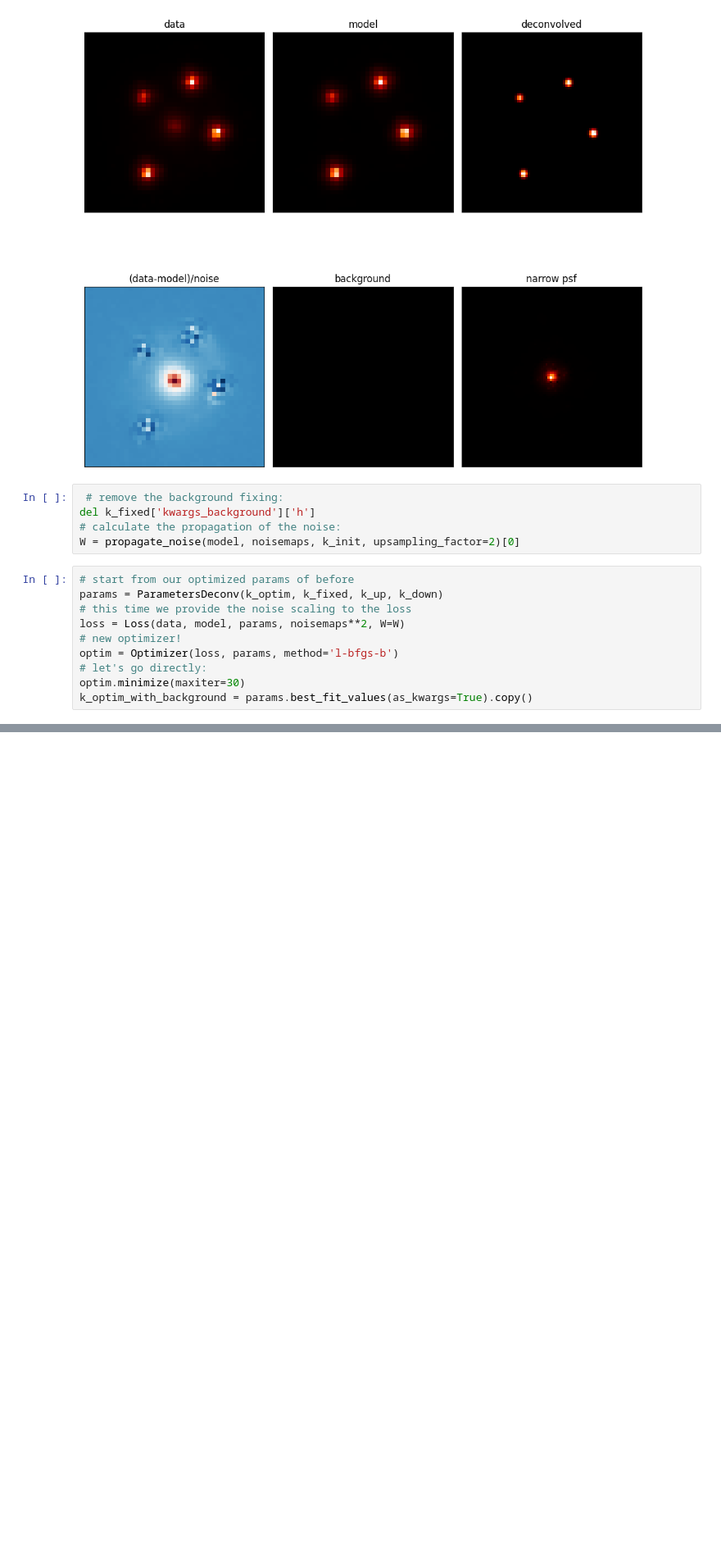
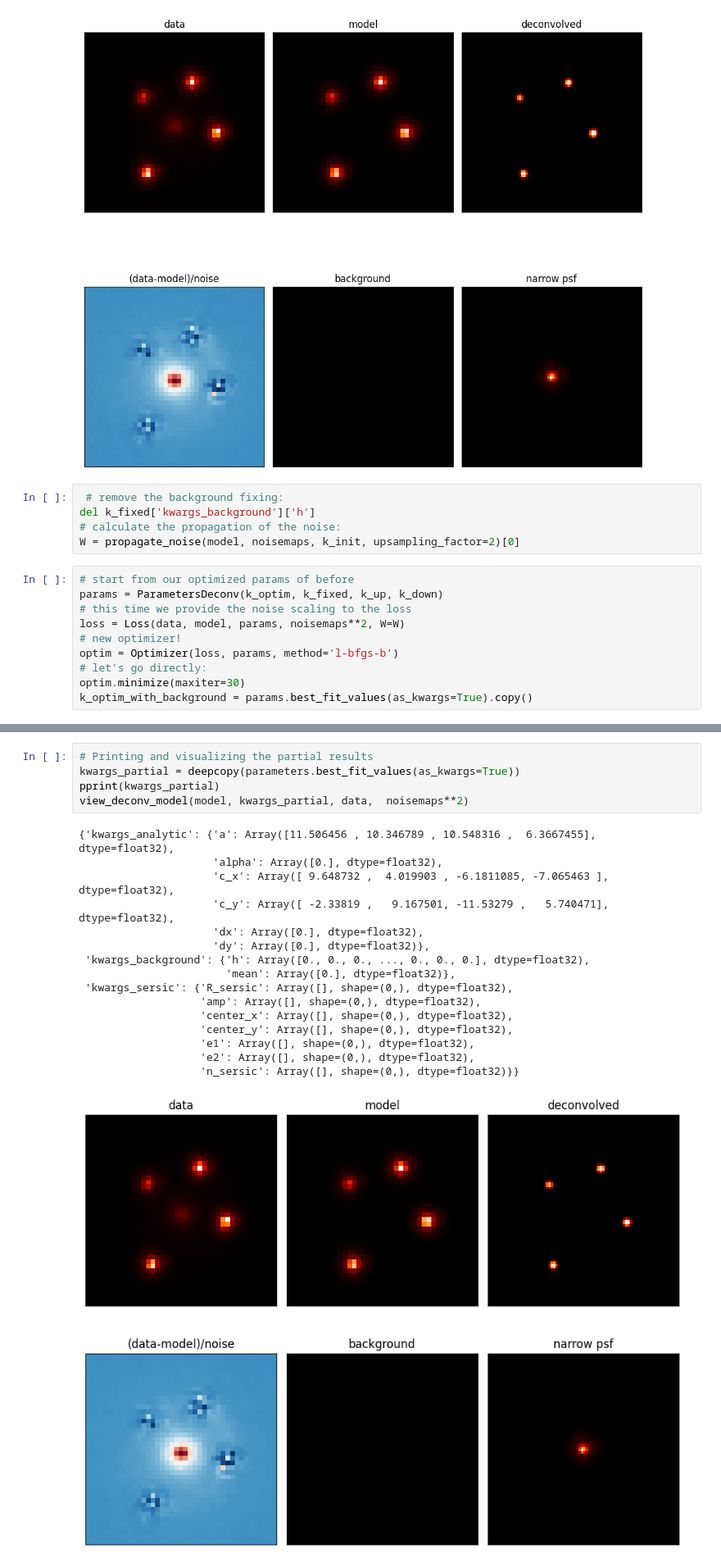
Before and after one commit to felavila/SFstarred, a Jupyter notebook: notebooks/chapter_3_deconvolving.ipynb, the cells around one changed output, grey strips where cells are left out. Shown at 82% size. Drawn from its saved outputs; the diff is of its cells as text; blank space fills up the shorter version.

```diff
--- a/notebooks/chapter_3_deconvolving.ipynb
+++ b/notebooks/chapter_3_deconvolving.ipynb
@@ -160,0 +233,22 @@ view_deconv_model(model, k_optim_with_background, data, noisemaps**2, figsize=(1
+# %%
+# Printing and visualizing the partial results
+kwargs_partial = deepcopy(parameters.best_fit_values(as_kwargs=True))
+pprint(kwargs_partial)
+view_deconv_model(model, kwargs_partial, data,  noisemaps**2)
+# %% [output]
+{'kwargs_analytic': {'a': Array([11.506456 , 10.346789 , 10.548316 ,  6.3667455], dtype=float32),
+                     'alpha': Array([0.], dtype=float32),
+                     'c_x': Array([ 9.648732 ,  4.019903 , -6.1811085, -7.065463 ], dtype=float32),
+                     'c_y': Array([ -2.33819 ,   9.167501, -11.53279 ,   5.740471], dtype=float32),
+                     'dx': Array([0.], dtype=float32),
+                     'dy': Array([0.], dtype=float32)},
+ 'kwargs_background': {'h': Array([0., 0., 0., ..., 0., 0., 0.], dtype=float32),
+                       'mean': Array([0.], dtype=float32)},
+ 'kwargs_sersic': {'R_sersic': Array([], shape=(0,), dtype=float32),
+                   'amp': Array([], shape=(0,), dtype=float32),
+                   'center_x': Array([], shape=(0,), dtype=float32),
+                   'center_y': Array([], shape=(0,), dtype=float32),
+                   'e1': Array([], shape=(0,), dtype=float32),
+                   'e2': Array([], shape=(0,), dtype=float32),
+                   'n_sersic': Array([], shape=(0,), dtype=float32)}}
+[figure, added]
```
Also changed, not shown: parts of 13 cells of this notebook, 6 other files.
